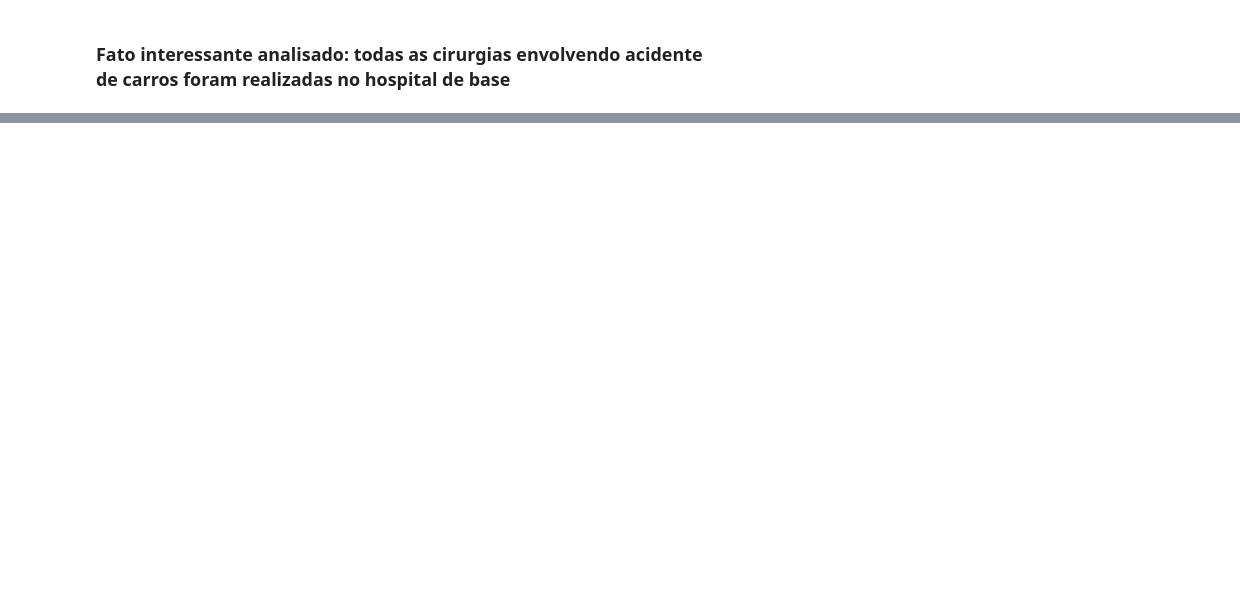
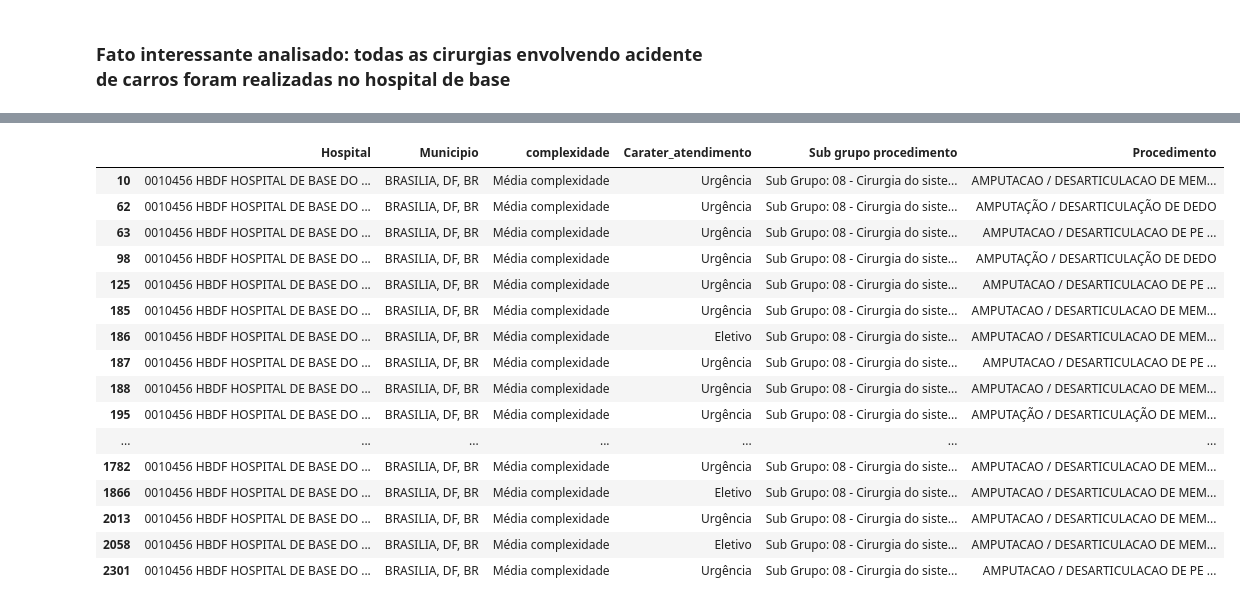
Before and after one commit to Jandersolutions/DataScience, a Jupyter notebook: csv_cirurgias.ipynb, the cells around one changed output, grey strips where cells are left out. Cells and saved outputs as stored; diff of their text form; code cells hidden in the pictures; blank space fills up the shorter version.

```diff
--- a/csv_cirurgias.ipynb
+++ b/csv_cirurgias.ipynb
@@ -313,0 +362,22 @@ Name: Procedimento, Length: 242, dtype: int64
+# %%
+df_hospbase_ampt = df_hospbase[df_hospbase['Procedimento'].str.contains('AMPUTA')]
+# %%
+df_hospbase_ampt
+# %% [output]
+|  | Hospital | Municipio | complexidade | Carater_atendimento | Sub grupo procedimento | Procedimento |
+| 10 | 0010456 HBDF HOSPITAL DE BASE DO ... | BRASILIA, DF, BR | Média complexidade | Urgência | Sub Grupo: 08 - Cirurgia do siste... | AMPUTACAO / DESARTICULACAO DE MEM... |
+| 62 | 0010456 HBDF HOSPITAL DE BASE DO ... | BRASILIA, DF, BR | Média complexidade | Urgência | Sub Grupo: 08 - Cirurgia do siste... | AMPUTAÇÃO / DESARTICULAÇÃO DE DEDO |
+| 63 | 0010456 HBDF HOSPITAL DE BASE DO ... | BRASILIA, DF, BR | Média complexidade | Urgência | Sub Grupo: 08 - Cirurgia do siste... | AMPUTACAO / DESARTICULACAO DE PE ... |
+| 98 | 0010456 HBDF HOSPITAL DE BASE DO ... | BRASILIA, DF, BR | Média complexidade | Urgência | Sub Grupo: 08 - Cirurgia do siste... | AMPUTAÇÃO / DESARTICULAÇÃO DE DEDO |
+| 125 | 0010456 HBDF HOSPITAL DE BASE DO ... | BRASILIA, DF, BR | Média complexidade | Urgência | Sub Grupo: 08 - Cirurgia do siste... | AMPUTACAO / DESARTICULACAO DE PE ... |
+| 185 | 0010456 HBDF HOSPITAL DE BASE DO ... | BRASILIA, DF, BR | Média complexidade | Urgência | Sub Grupo: 08 - Cirurgia do siste... | AMPUTACAO / DESARTICULACAO DE MEM... |
+| 186 | 0010456 HBDF HOSPITAL DE BASE DO ... | BRASILIA, DF, BR | Média complexidade | Eletivo | Sub Grupo: 08 - Cirurgia do siste... | AMPUTACAO / DESARTICULACAO DE MEM... |
+| 187 | 0010456 HBDF HOSPITAL DE BASE DO ... | BRASILIA, DF, BR | Média complexidade | Urgência | Sub Grupo: 08 - Cirurgia do siste... | AMPUTACAO / DESARTICULACAO DE PE ... |
+| 188 | 0010456 HBDF HOSPITAL DE BASE DO ... | BRASILIA, DF, BR | Média complexidade | Urgência | Sub Grupo: 08 - Cirurgia do siste... | AMPUTACAO / DESARTICULACAO DE MEM... |
+| 195 | 0010456 HBDF HOSPITAL DE BASE DO ... | BRASILIA, DF, BR | Média complexidade | Urgência | Sub Grupo: 08 - Cirurgia do siste... | AMPUTAÇÃO / DESARTICULAÇÃO DE MEM... |
+| ... | ... | ... | ... | ... | ... | ... |
+| 1782 | 0010456 HBDF HOSPITAL DE BASE DO ... | BRASILIA, DF, BR | Média complexidade | Urgência | Sub Grupo: 08 - Cirurgia do siste... | AMPUTACAO / DESARTICULACAO DE MEM... |
+| 1866 | 0010456 HBDF HOSPITAL DE BASE DO ... | BRASILIA, DF, BR | Média complexidade | Eletivo | Sub Grupo: 08 - Cirurgia do siste... | AMPUTACAO / DESARTICULACAO DE MEM... |
+| 2013 | 0010456 HBDF HOSPITAL DE BASE DO ... | BRASILIA, DF, BR | Média complexidade | Urgência | Sub Grupo: 08 - Cirurgia do siste... | AMPUTACAO / DESARTICULACAO DE MEM... |
+| 2058 | 0010456 HBDF HOSPITAL DE BASE DO ... | BRASILIA, DF, BR | Média complexidade | Eletivo | Sub Grupo: 08 - Cirurgia do siste... | AMPUTACAO / DESARTICULACAO DE MEM... |
+| 2301 | 0010456 HBDF HOSPITAL DE BASE DO ... | BRASILIA, DF, BR | Média complexidade | Urgência | Sub Grupo: 08 - Cirurgia do siste... | AMPUTACAO / DESARTICULACAO DE PE ... |
```
Also changed, not shown: parts of 18 cells of this notebook.
